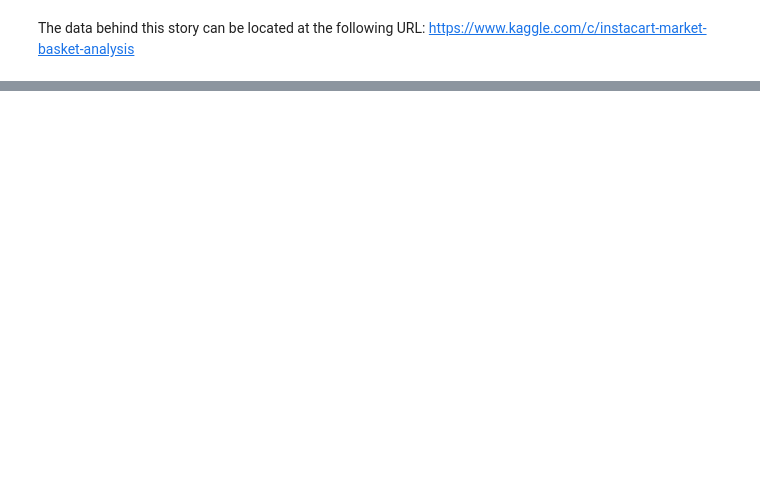
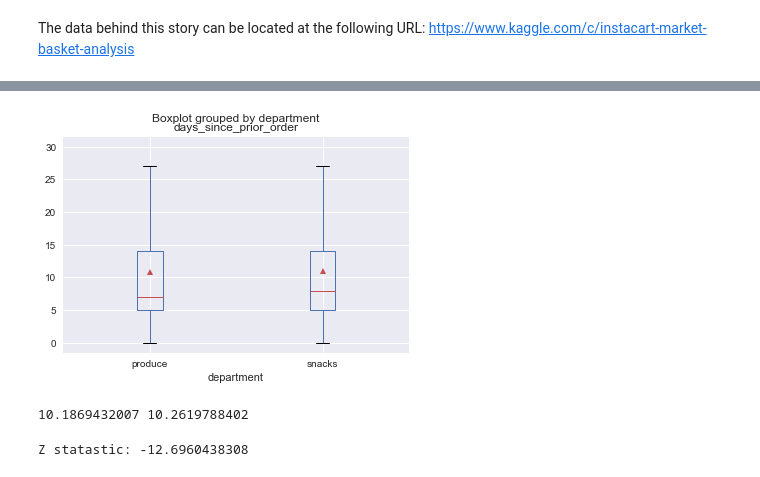
Before and after one commit to andrewcmilne/capstone1_instaCart, a Jupyter notebook: instaCart2.ipynb, the cells around one changed output, grey strips where cells are left out. Saved outputs shown, nothing was run; the diff lists cells and outputs as text; code cells hidden in the pictures; blank space fills up the shorter version.

```diff
--- a/instaCart2.ipynb
+++ b/instaCart2.ipynb
@@ -293,0 +314,11 @@ https://www.kaggle.com/c/instacart-market-basket-analysis
+# %%
+dfAvg = dfOrders.merge(dfOrdersPrior,on='order_id').merge(dfShelves,on='product_id')
+# %%
+# get dept = produce and dept = snacks
+# compare the averages of days since prior order to see if people are eating their snacks faster!
+dfHypoTest = dfAvg[(dfAvg['department_id']==19) | (dfAvg['department_id']==4)]
+# %%
+#dfHypoTest.groupby(['department_id'])['days_since_prior_order'].mean().plot.box(by='department_id')
+ax1=dfHypoTest.boxplot(column='days_since_prior_order',by='department',showmeans=True)
+# %% [output]
+[figure, added]
@@ -293,0 +332,6 @@ https://www.kaggle.com/c/instacart-market-basket-analysis
+# %%
+produce = dfHo[dfHo['department_id']==4].as_matrix(columns=['days_since_prior_order'])
+snacks = dfHo[dfHo['department_id']==19].as_matrix(columns=['days_since_prior_order'])
+print(produce.mean(),snacks.mean())
+# %% [output]
+10.1869432007 10.2619788402
@@ -293,0 +341,5 @@ https://www.kaggle.com/c/instacart-market-basket-analysis
+# %%
+z = get_z(produce,snacks)
+print('Z statastic:', z)
+# %% [output]
+Z statastic: -12.6960438308
```
Also changed, not shown: parts of 89 cells of this notebook.
